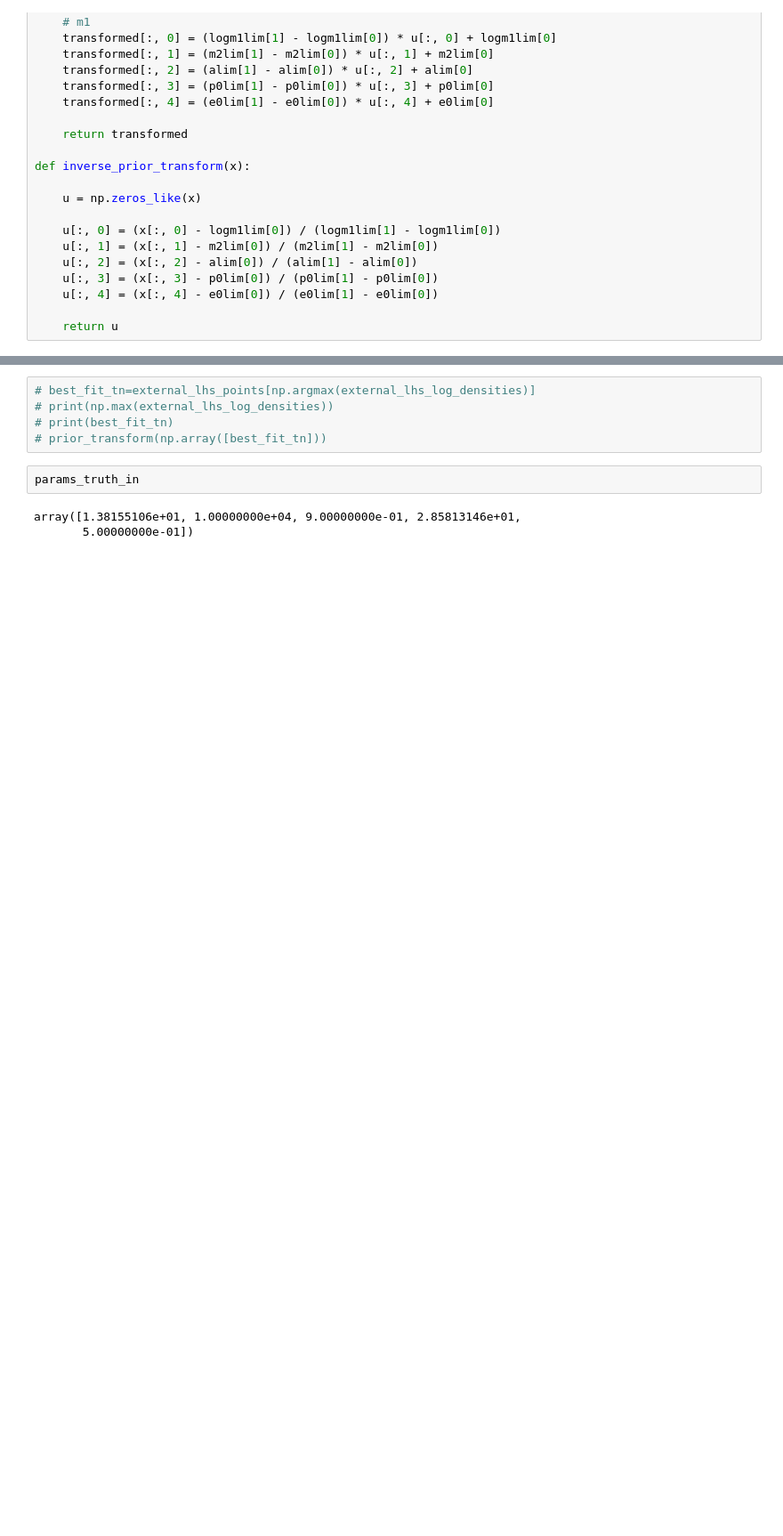
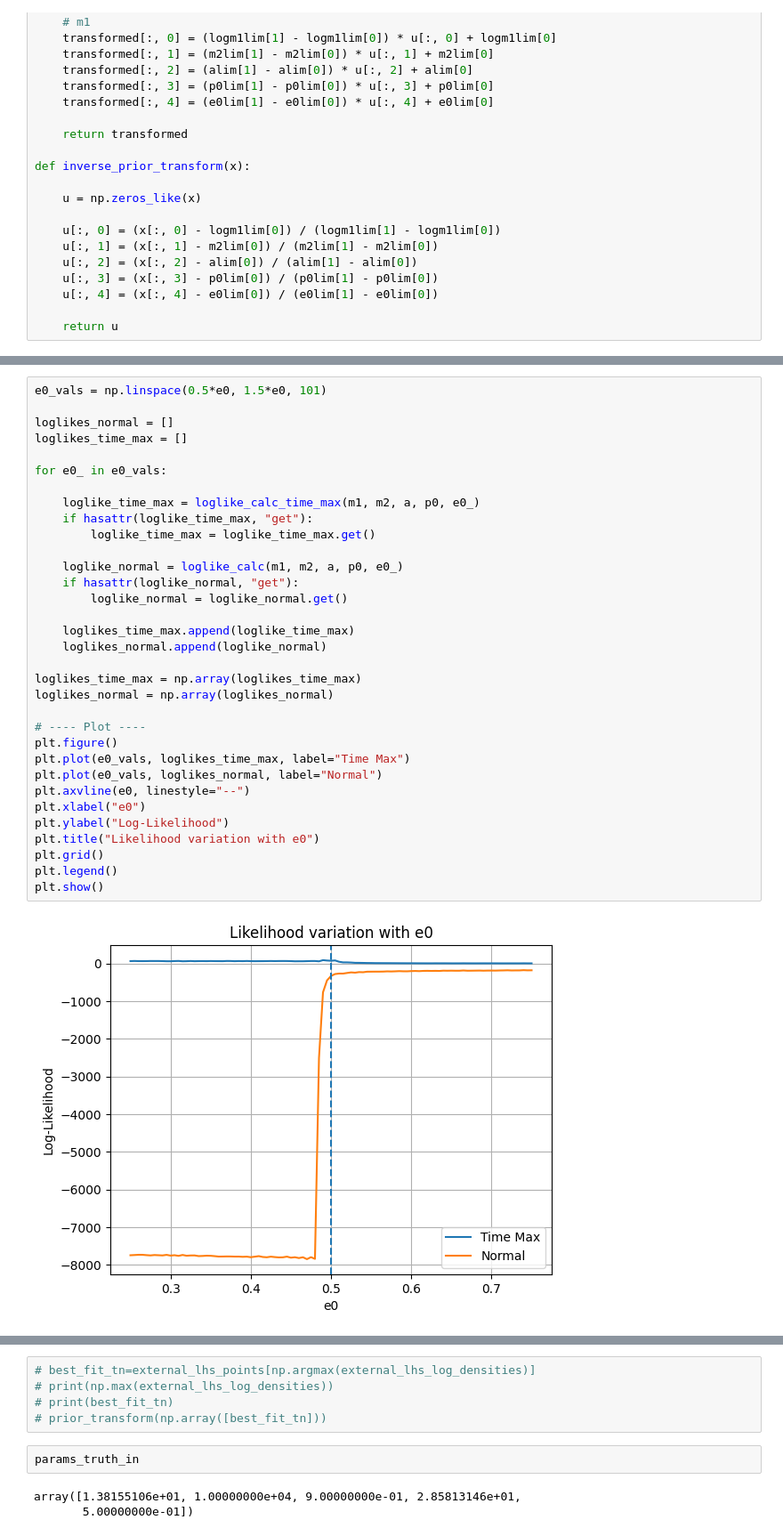
Before and after one commit to rishavrste/SuperKludge_r, a Jupyter notebook: PARIS_SAMPLING/IMRI_paris_opt_1PA_vs0PA_5_PARAMS_time_phase_max.ipynb, the cells around one changed output, grey strips where cells are left out. Shown at 89% size. Drawn from its saved outputs; the diff is of its cells as text; blank space fills up the shorter version.

```diff
--- a/PARIS_SAMPLING/IMRI_paris_opt_1PA_vs0PA_5_PARAMS_time_phase_max.ipynb
+++ b/PARIS_SAMPLING/IMRI_paris_opt_1PA_vs0PA_5_PARAMS_time_phase_max.ipynb
@@ -402,0 +477,35 @@ ranges
+# %%
+e0_vals = np.linspace(0.5*e0, 1.5*e0, 101)
+
+loglikes_normal = []
+loglikes_time_max = []
+
+for e0_ in e0_vals:
+
+    loglike_time_max = loglike_calc_time_max(m1, m2, a, p0, e0_)
+    if hasattr(loglike_time_max, "get"):
+        loglike_time_max = loglike_time_max.get()
+
+    loglike_normal = loglike_calc(m1, m2, a, p0, e0_)
+    if hasattr(loglike_normal, "get"):
+        loglike_normal = loglike_normal.get()
+
+    loglikes_time_max.append(loglike_time_max)
+    loglikes_normal.append(loglike_normal)
+
+loglikes_time_max = np.array(loglikes_time_max)
+loglikes_normal = np.array(loglikes_normal)
+
+# ---- Plot ----
+plt.figure()
+plt.plot(e0_vals, loglikes_time_max, label="Time Max")
+plt.plot(e0_vals, loglikes_normal, label="Normal")
+plt.axvline(e0, linestyle="--")
+plt.xlabel("e0")
+plt.ylabel("Log-Likelihood")
+plt.title("Likelihood variation with e0")
+plt.grid()
+plt.legend()
+plt.show()
+# %% [output]
+[figure, added]
```
Also changed, not shown: parts of 19 cells of this notebook, 3 other files.
